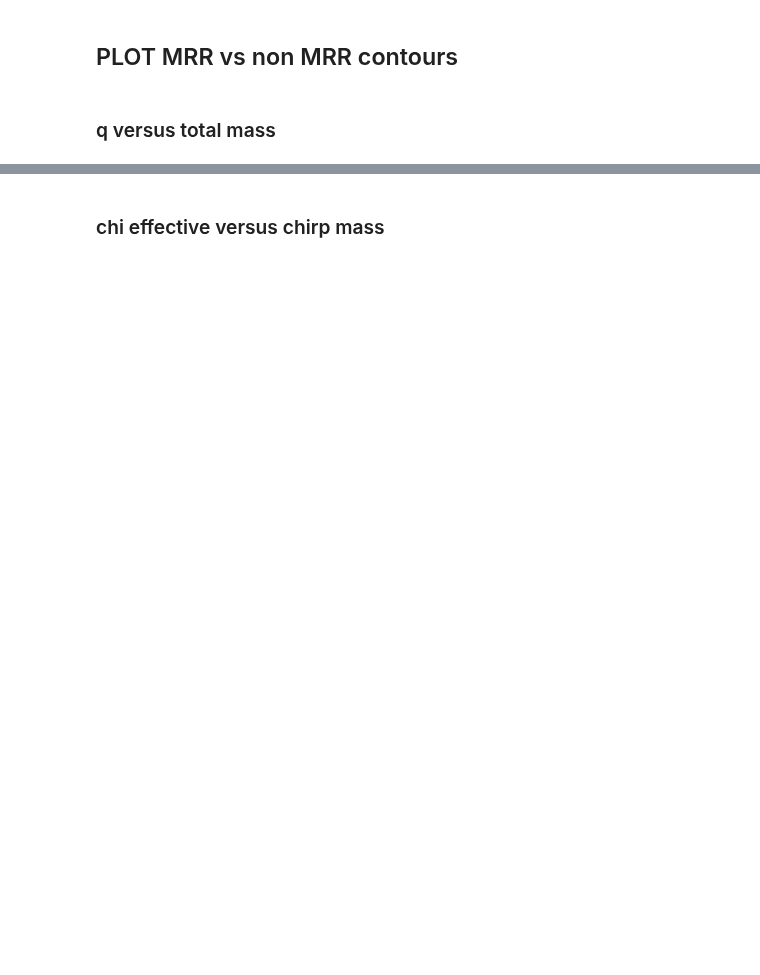
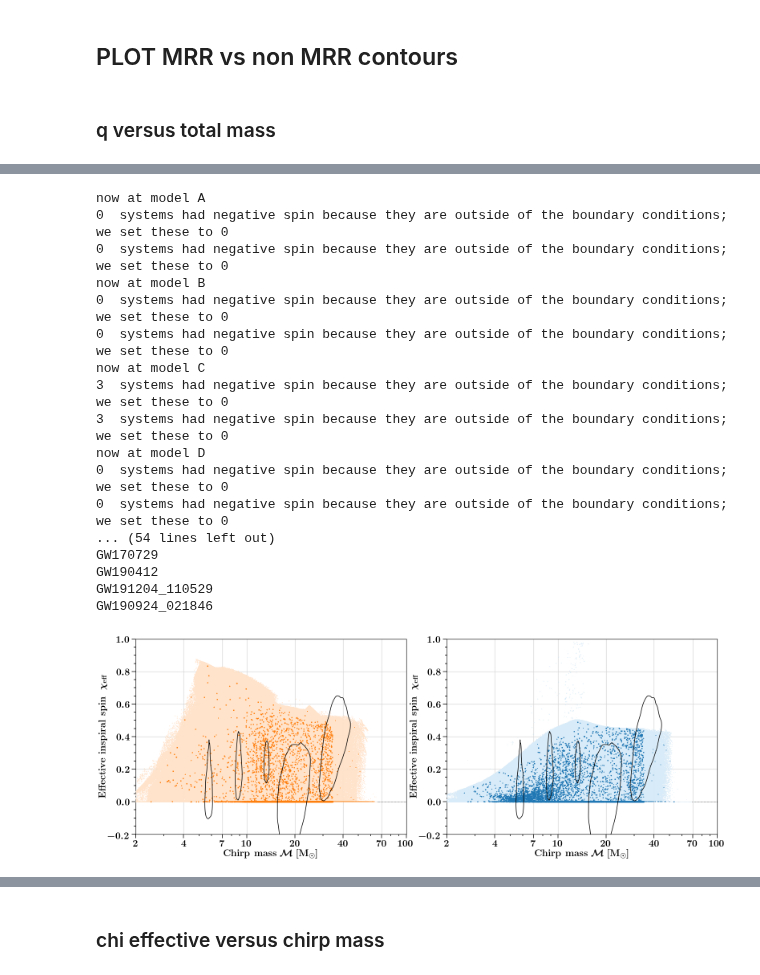
Before and after one commit to FloorBroekgaarden/MRR_Project, a Jupyter notebook: Figure_6_Discussion_Mtot_vs_q/Make_2D_scatter_Distributions.ipynb, the cells around one changed output, grey strips where cells are left out. Drawn from its saved outputs; the diff is of its cells as text; code cells hidden in the pictures; blank space fills up the shorter version.

```diff
--- a/Figure_6_Discussion_Mtot_vs_q/Make_2D_scatter_Distributions.ipynb
+++ b/Figure_6_Discussion_Mtot_vs_q/Make_2D_scatter_Distributions.ipynb
@@ -494,0 +503,74 @@ def plot_Fig_GWTC(axe, xparam='chiEff', BPSmodelName='A', mssfr='112', which='al
+# %%
+
+
+
+spin_threshold=0.05
+xparam='ChirpMass_vs_ChiEff'
+
+
+
+fs_l = 20 # label fontsize
+fig, axe = plt.subplots(1,2, figsize=(22,8))
+mssfr = '112' # mssfr that matches LIGO observed rates.
+
+nameX = r'\textbf{Chirp mass} $\mathcal{M} \ [\rm{M}_{\odot}]$'
+nameY = r'\textbf{Effective inspiral spin } $\chi_{\rm{eff}}$'
+
+
+for model in ['A', 'B', 'C', 'D', 'E', 'F', 'G', 'H', 'I', 'J', 'K', 'L', 'M', 'N', 'O', 'P', 'Q', 'R', 'S', 'T']:
+# for model in ['A']:
+    print('now at model %s'%model)
+
+    which='allMRR'
+    _ = plot_Fig_GWTC(axe=axe[0], xparam=xparam, BPSmodelName=model, mssfr=mssfr, which=which)
+
+    which='allNonMRR'
+    _ = plot_Fig_GWTC(axe=axe[1], xparam=xparam, BPSmodelName=model, mssfr=mssfr, which=which)
+
+
+
+
+for ax_ind, which in enumerate(['allMRR', 'allNonMRR']):
+
+
+#     plot_GW_contours(axe=axe[ax_ind], xparam=xparam, which=which)
+
+    plot_GW_contours_all(axe=axe[ax_ind], xparam=xparam, GW_highlight=GWhighlight)
+
+
+    axe[ax_ind].plot([1,100], [0,0], lw=1, ls=':', c='k') # plot line around 0
+
+    make_up_axes(axes=axe[ax_ind], logY=False)
+    plot_x_ticks(axe=axe[ax_ind], xlim=[2,100], ylim=[-0.2,1], ytick_loc=[-1, -0.8, -0.6, -0.4, -0.2, 0.0, 0.2, 0.4, 0.6, 0.8, 1.0]) # has to go after make_up_axes
+    axe[ax_ind].set_ylim(-0.2, 1)
+    axe[ax_ind].set_xlim(2, 100)
+
+    axe[ax_ind] = layoutAxes(axe[ax_ind], nameX=nameX, nameY=nameY, setMinor=False, labelpad=1, fontsize=fs_l+4)
+
+
+
+plt.tight_layout()
+plt.subplots_adjust(wspace=0.15, hspace=0)#2)
+
+
+plt.savefig('./ChirpMass_vs_ChiEff_all_models_all_points'+ which + '.png', transparent=False, bbox_inches="tight", dpi=300)
+plt.show()
+# %% [output]
+now at model A
+0  systems had negative spin because they are outside of the boundary conditions; we set these to 0
+0  systems had negative spin because they are outside of the boundary conditions; we set these to 0
+now at model B
+0  systems had negative spin because they are outside of the boundary conditions; we set these to 0
+0  systems had negative spin because they are outside of the boundary conditions; we set these to 0
+now at model C
+3  systems had negative spin because they are outside of the boundary conditions; we set these to 0
+3  systems had negative spin because they are outside of the boundary conditions; we set these to 0
+now at model D
+0  systems had negative spin because they are outside of the boundary conditions; we set these to 0
+0  systems had negative spin because they are outside of the boundary conditions; we set these to 0
+... (54 lines left out)
+GW170729
+GW190412
+GW191204_110529
+GW190924_021846
+[figure, added]
```
Also changed, not shown: parts of 10 cells of this notebook, 11 other files.
